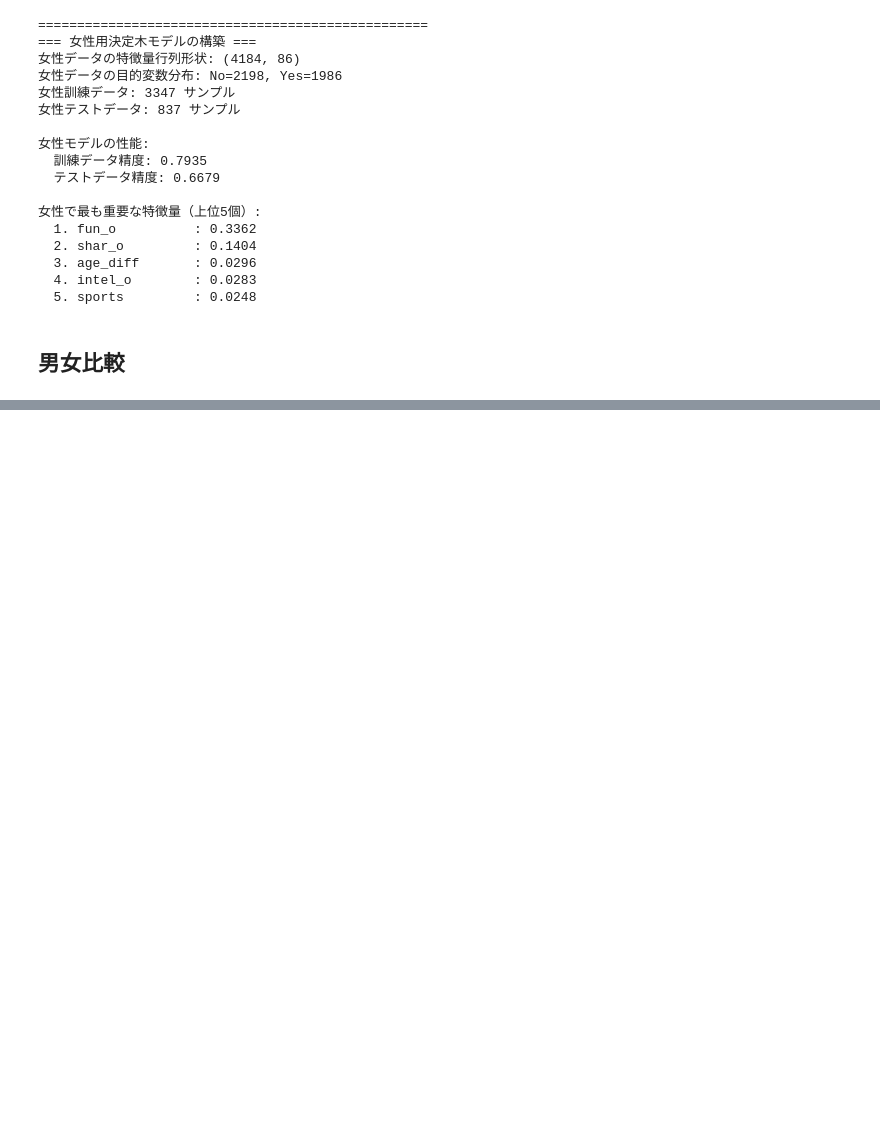
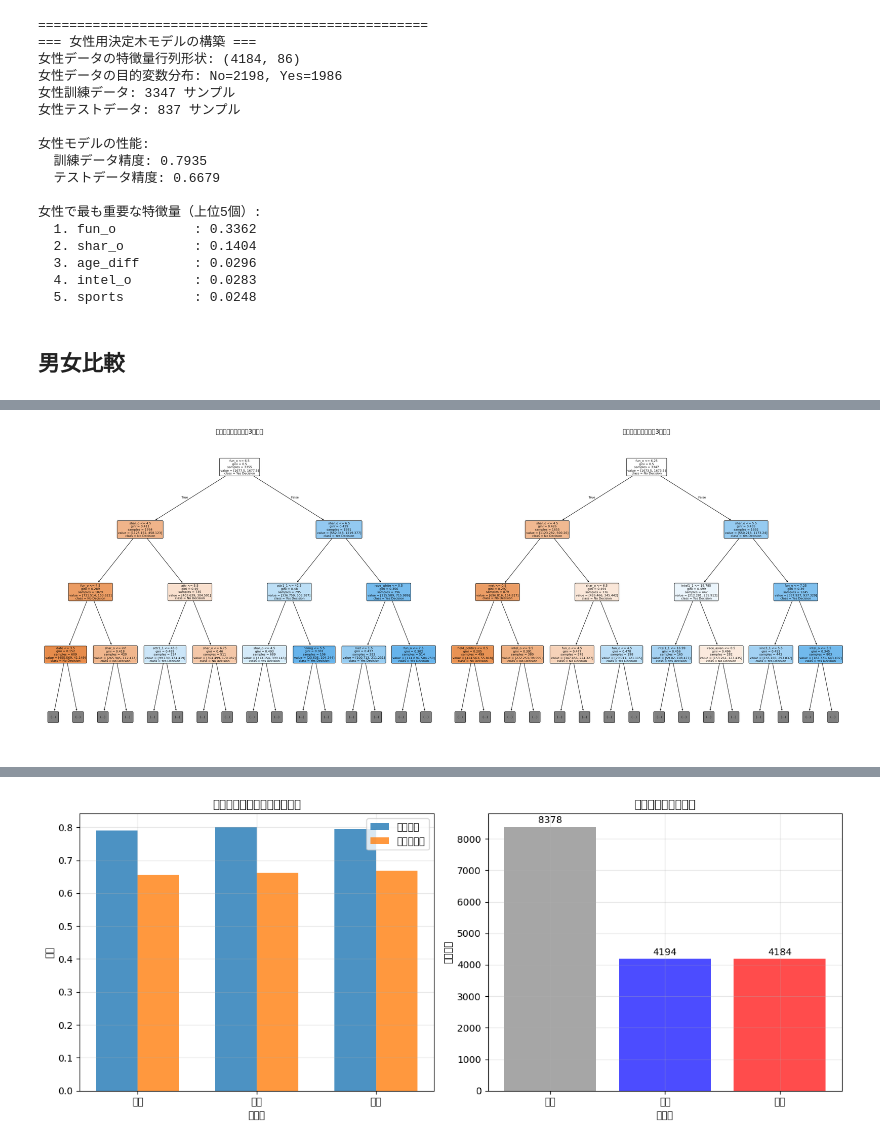
Before and after one commit to riku213/speed-dating-analysis, a Jupyter notebook: analysis.ipynb, the cells around one changed output, grey strips where cells are left out. Cells and saved outputs as stored; diff of their text form; code cells hidden in the pictures; blank space fills up the shorter version.

```diff
--- a/analysis.ipynb
+++ b/analysis.ipynb
@@ -589,0 +590,78 @@ Passing `palette` without assigning `hue` is deprecated and will be removed in v
+# %%
+from sklearn.tree import plot_tree
+
+# 男女別決定木の可視化
+print("\n" + "="*50)
+print("=== 男女別決定木の構造比較 ===")
+
+# 男女の決定木を並べて表示
+fig, (ax1, ax2) = plt.subplots(1, 2, figsize=(30, 12))
+
+# 男性の決定木
+plot_tree(clf_male,
+          max_depth=3,
+          feature_names=available_features,
+          class_names=['No Decision', 'Yes Decision'],
+          filled=True,
+          rounded=True,
+          fontsize=8,
+          ax=ax1)
+ax1.set_title('男性の決定木（深さ3まで）', fontsize=16)
+
+# 女性の決定木
+plot_tree(clf_female,
+          max_depth=3,
+          feature_names=available_features,
+          class_names=['No Decision', 'Yes Decision'],
+          filled=True,
+          rounded=True,
+          fontsize=8,
+          ax=ax2)
+ax2.set_title('女性の決定木（深さ3まで）', fontsize=16)
+
+plt.tight_layout()
+plt.show()
+
+# 性能比較の可視化
+print("\n=== 男女別モデル性能の比較 ===")
+
+performance_data = {
+    'モデル': ['全体', '男性', '女性'],
+    '訓練精度': [train_accuracy, train_accuracy_male, train_accuracy_female],
+    'テスト精度': [test_accuracy, test_accuracy_male, test_accuracy_female],
+    'データ数': [len(X), len(X_male), len(X_female)]
+}
+
+performance_df = pd.DataFrame(performance_data)
+print(performance_df)
+
+# 性能比較のバープロット
+fig, (ax1, ax2) = plt.subplots(1, 2, figsize=(12, 5))
+
+# 精度比較
+x = range(len(performance_df))
+width = 0.35
+ax1.bar([i - width/2 for i in x], performance_df['訓練精度'], width, label='訓練精度', alpha=0.8)
+ax1.bar([i + width/2 for i in x], performance_df['テスト精度'], width, label='テスト精度', alpha=0.8)
+ax1.set_xlabel('モデル')
+ax1.set_ylabel('精度')
+ax1.set_title('男女別モデルの予測精度比較')
+ax1.set_xticks(x)
+ax1.set_xticklabels(performance_df['モデル'])
+ax1.legend()
+ax1.grid(True, alpha=0.3)
+
+# データ数比較
+ax2.bar(performance_df['モデル'], performance_df['データ数'], color=['gray', 'blue', 'red'], alpha=0.7)
+ax2.set_xlabel('モデル')
+ax2.set_ylabel('データ数')
+ax2.set_title('各モデルのデータ数')
+ax2.grid(True, alpha=0.3)
+
+# 数値をバーの上に表示
+for i, v in enumerate(performance_df['データ数']):
+    ax2.text(i, v + 50, str(v), ha='center', va='bottom')
+
+plt.tight_layout()
+plt.show()
+# %% [output]
@@ -589,0 +670 @@ Passing `palette` without assigning `hue` is deprecated and will be removed in v
+[figure, added]
@@ -589,0 +676 @@ Passing `palette` without assigning `hue` is deprecated and will be removed in v
+[figure, added]
```
Also changed, not shown: parts of 5 cells of this notebook.
